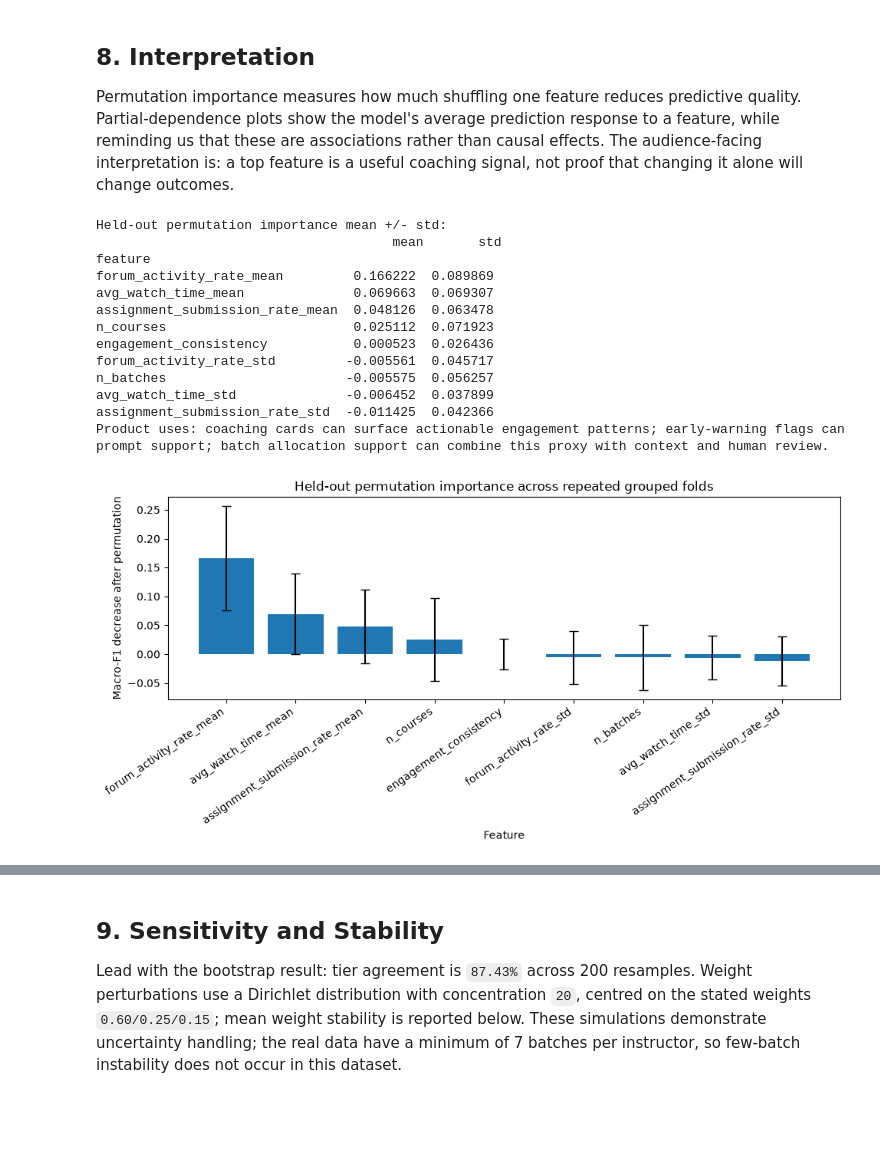
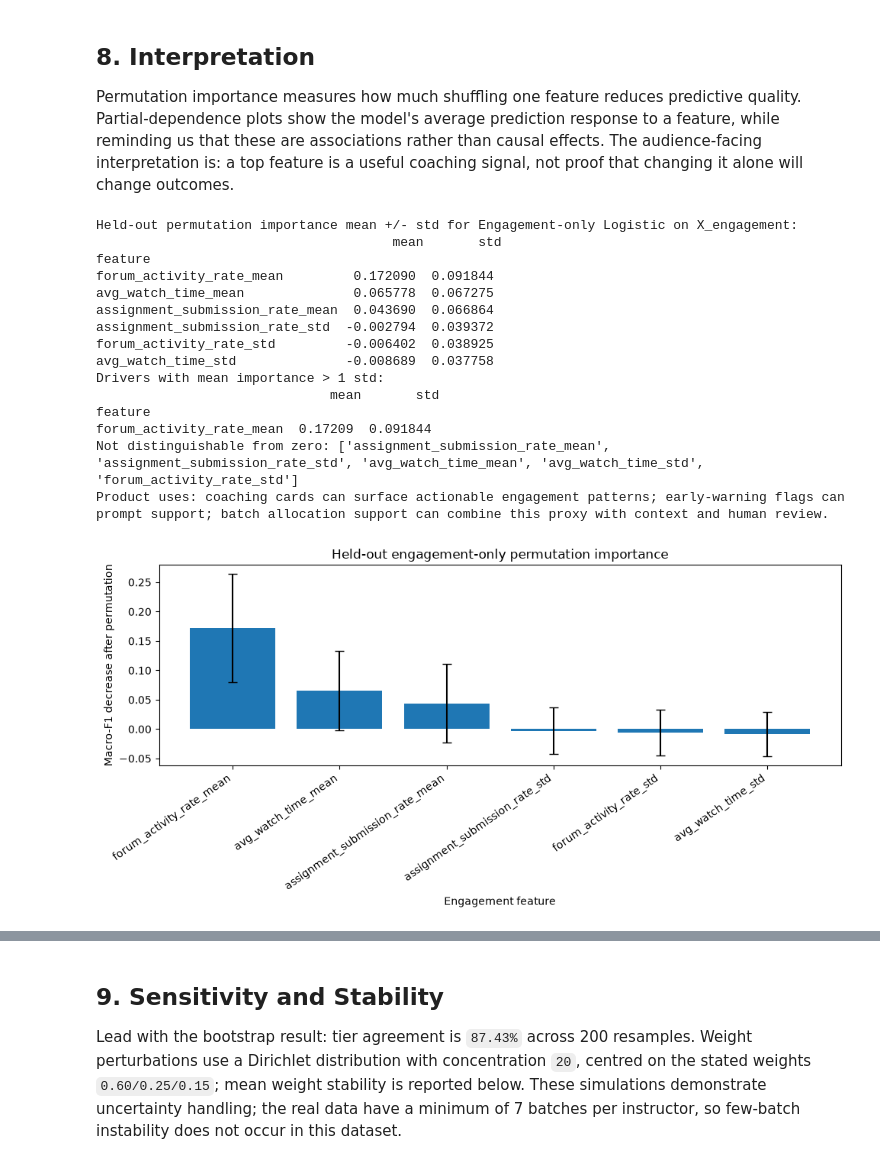
Before and after one commit to sinchanaar01/instructor-effectiveness-modeling, a Jupyter notebook: instructor_effectiveness.ipynb, the cells around one changed output, grey strips where cells are left out. Cells and saved outputs as stored; diff of their text form; code cells hidden in the pictures; blank space fills up the shorter version.

```diff
--- a/instructor_effectiveness.ipynb
+++ b/instructor_effectiveness.ipynb
@@ -36,7 +31,17 @@ requested_path = DATA_DIR / "instructor_data.csv"
 csv_paths = sorted(DATA_DIR.glob("*.csv"))
 DATA_PATH = requested_path if requested_path.exists() else (csv_paths[0] if len(csv_paths) == 1 else None)
 if DATA_PATH is None:
-    raise FileNotFoundError("No real CSV found. Put the dataset in ./data/instructor_data.csv or make ./data/ contain one CSV.")
+    # Colab users can upload the real CSV; no fallback data is ever created.
+    try:
+        from google.colab import files
+        uploaded = files.upload()
+        uploaded_csvs = [Path(name) for name in uploaded if name.lower().endswith(".csv")]
+        if len(uploaded_csvs) == 1:
+            DATA_PATH = uploaded_csvs[0]
+    except Exception as upload_error:
+        print("Colab upload unavailable:", type(upload_error).__name__)
+if DATA_PATH is None:
+    raise FileNotFoundError("No real CSV found. Put instructor_data.csv in data/ or upload one CSV in Colab.")
 
 df = pd.read_csv(DATA_PATH)
 required = ["batch_id", "instructor_id", "course_id", "completion_rate", "dropout_rate", "avg_score_improvement", "avg_quiz_score", "avg_watch_time", "assignment_submission_rate", "forum_activity_rate", "avg_feedback_score", "feedback_response_rate"]
@@ -409,51 +443,58 @@ Lift versus majority baseline: 0.4619
 
 Permutation importance measures how much shuffling one feature reduces predictive quality. Partial-dependence plots show the model's average prediction response to a feature, while reminding us that these are associations rather than causal effects. The audience-facing interpretation is: a top feature is a useful coaching signal, not proof that changing it alone will change outcomes.
 # %%
-# Out-of-fold permutation importance: every fit evaluates permutations only on its held-out fold.
+# Held-out permutation importance and partial dependence use the reported engagement-only model and X_engagement.
 importance_rows = []
 for repeat in range(repeats):
     splitter = StratifiedGroupKFold(n_splits=folds, shuffle=True, random_state=RANDOM_STATE + repeat)
-    for train_idx, test_idx in splitter.split(X, y, groups):
-        fitted = clone(models[highest_mean_model]).fit(X.iloc[train_idx], y.iloc[train_idx])
-        baseline_predictions = fitted.predict(X.iloc[test_idx])
+    for train_idx, test_idx in splitter.split(X_engagement, y, groups):
+        fitted = clone(models["Engagement-only Logistic"]).fit(X_engagement.iloc[train_idx], y.iloc[train_idx])
+        baseline_predictions = fitted.predict(X_engagement.iloc[test_idx])
         baseline_score = f1_score(y.iloc[test_idx], baseline_predictions, average="macro")
         rng = np.random.default_rng(RANDOM_STATE + repeat)
-        for feature in selected_features:
+        for feature in selected_engagement_features:
             scores = []
             for _ in range(5):
-                permuted = X.iloc[test_idx].copy()
+                permuted = X_engagement.iloc[test_idx].copy()
                 permuted[feature] = rng.permutation(permuted[feature].to_numpy())
                 scores.append(baseline_score - f1_score(y.iloc[test_idx], fitted.predict(permuted), average="macro"))
             importance_rows.append({"feature": feature, "importance": float(np.mean(scores))})
 importance_table = pd.DataFrame(importance_rows).groupby("feature")["importance"].agg(["mean", "std"]).sort_values("mean", ascending=False)
-print("Held-out permutation importance mean +/- std:\n", importance_table)
+driver_table = importance_table[importance_table["mean"] > importance_table["std"]]
+zero_like_features = importance_table.index.difference(driver_table.index).tolist()
+print("Held-out permutation importance mean +/- std for Engagement-only Logistic on X_engagement:\n", importance_table)
+print("Drivers with mean importance > 1 std:\n", driver_table)
+print("Not distinguishable from zero:", zero_like_features)
 plt.figure(figsize=(10, 5))
 plt.bar(importance_table.index, importance_table["mean"], yerr=importance_table["std"], capsize=4)
-plt.title("Held-out permutation importance across repeated grouped folds")
-plt.xlabel("Feature")
+plt.title("Held-out engagement-only permutation importance")
+plt.xlabel("Engagement feature")
 plt.ylabel("Macro-F1 decrease after permutation")
 plt.xticks(rotation=35, ha="right")
 plt.tight_layout()
 
 plot_features = list(importance_table.head(min(3, len(importance_table))).index)
 if plot_features:
     fig, ax = plt.subplots(figsize=(12, 4 * len(plot_features)))
-    PartialDependenceDisplay.from_estimator(clone(models[highest_mean_model]).fit(X, y), X, plot_features, target="High", ax=ax)
-    plt.suptitle("Partial dependence for leading model features")
+    fitted_engagement = clone(models["Engagement-only Logistic"]).fit(X_engagement, y)
+    PartialDependenceDisplay.from_estimator(fitted_engagement, X_engagement, plot_features, target="High", ax=ax)
+    plt.suptitle("Partial dependence for engagement-only model features")
     plt.tight_layout()
 print("Product uses: coaching cards can surface actionable engagement patterns; early-warning flags can prompt support; batch allocation support can combine this proxy with context and human review.")
 # %% [output]
-Held-out permutation importance mean +/- std:
+Held-out permutation importance mean +/- std for Engagement-only Logistic on X_engagement:
                                       mean       std
 feature
-forum_activity_rate_mean         0.166222  0.089869
-avg_watch_time_mean              0.069663  0.069307
-assignment_submission_rate_mean  0.048126  0.063478
-n_courses                        0.025112  0.071923
-engagement_consistency           0.000523  0.026436
-forum_activity_rate_std         -0.005561  0.045717
-n_batches                       -0.005575  0.056257
-avg_watch_time_std              -0.006452  0.037899
-assignment_submission_rate_std  -0.011425  0.042366
+forum_activity_rate_mean         0.172090  0.091844
+avg_watch_time_mean              0.065778  0.067275
+assignment_submission_rate_mean  0.043690  0.066864
+assignment_submission_rate_std  -0.002794  0.039372
+forum_activity_rate_std         -0.006402  0.038925
+avg_watch_time_std              -0.008689  0.037758
+Drivers with mean importance > 1 std:
+                              mean       std
+feature
+forum_activity_rate_mean  0.17209  0.091844
+Not distinguishable from zero: ['assignment_submission_rate_mean', 'assignment_submission_rate_std', 'avg_watch_time_mean', 'avg_watch_time_std', 'forum_activity_rate_std']
 Product uses: coaching cards can surface actionable engagement patterns; early-warning flags can prompt support; batch allocation support can combine this proxy with context and human review.
-[figure, old version]
+[figure, new version]
```
Also changed, not shown: parts of 29 cells of this notebook, 2 other files.
